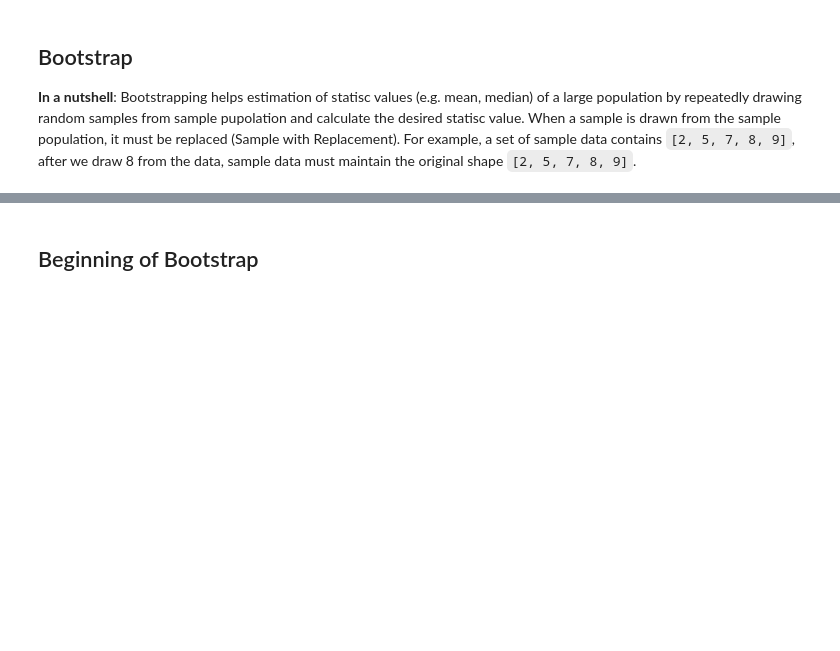
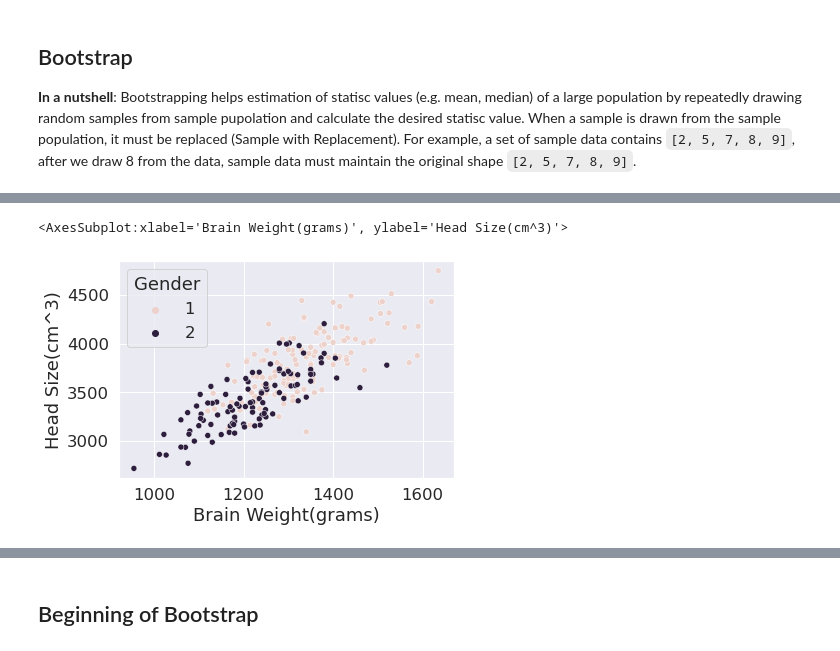
Before and after one commit to ml3ngineer/sampling_with_replacement, a Jupyter notebook: bootstrap/example.ipynb, the cells around one changed output, grey strips where cells are left out. Drawn from its saved outputs; the diff is of its cells as text; code cells hidden in the pictures; blank space fills up the shorter version.

```diff
--- a/bootstrap/example.ipynb
+++ b/bootstrap/example.ipynb
@@ -107,3 +54,8 @@ df.shape
+# %%
+sns.scatterplot(data=df, x='Brain Weight(grams)', y='Head Size(cm^3)', hue="Gender")
+# %% [output]
+<AxesSubplot:xlabel='Brain Weight(grams)', ylabel='Head Size(cm^3)'>
+[figure, added]
 # %%
 df.describe().T
 # %% [output]
```
Also changed, not shown: parts of 42 cells of this notebook, 7 other files.
